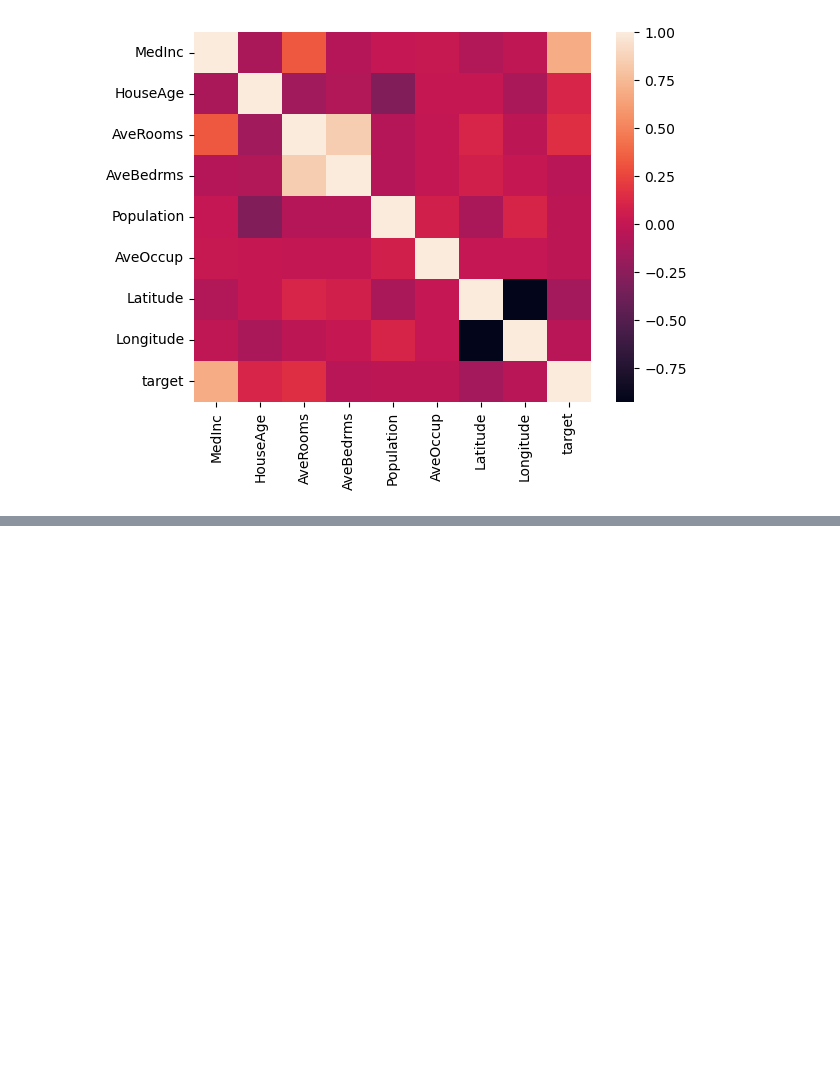
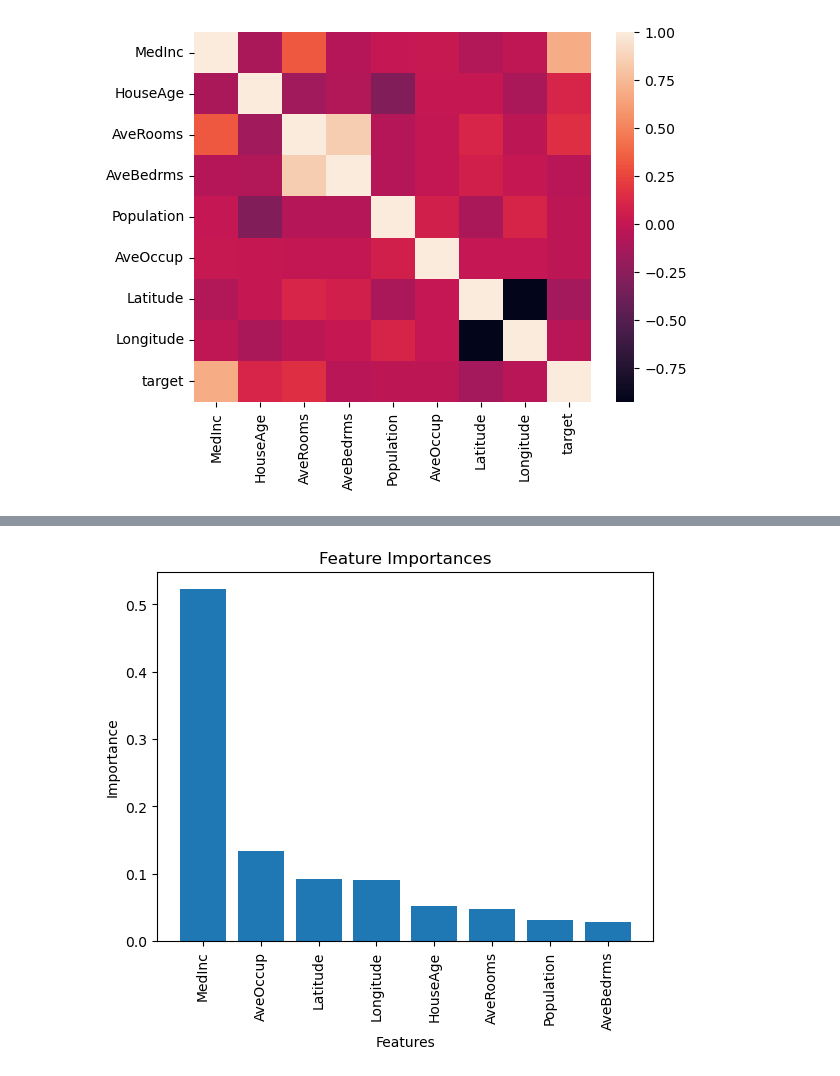
Before and after one commit to SSShinorina/California-Housing-with-SHAP, a Jupyter notebook: California Housing.ipynb, the cells around one changed output, grey strips where cells are left out. Cells and saved outputs as stored; diff of their text form; code cells hidden in the pictures; blank space fills up the shorter version.

Commit message:
Feature importances, tensorflow regression, SHAP visualization

```diff
--- a/California Housing.ipynb
+++ b/California Housing.ipynb
@@ -21,6 +27,8 @@ california_housing_data.head(5)
 # %%
 from sklearn.metrics import classification_report
 from sklearn.model_selection import train_test_split
+X = california_housing_data.drop('target',axis=1)
+y = california_housing_data['target']
 
 X_train, X_test, y_train, y_test = train_test_split(X, y, test_size=0.2, random_state=123)
 # %%
@@ -35,6 +43,5 @@ Name: MedHouseValue, dtype: float64
 # %%
 from sklearn.ensemble import RandomForestRegressor
-rfg = RandomForestRegressor()
 rfg = RandomForestRegressor(n_estimators=100, random_state=123, n_jobs=-1)
 rfg.fit(X_train, y_train)
 # %% [output]
@@ -61,0 +98,14 @@ sns.heatmap(california_housing_data.corr())
+# %%
+feature_imp = rfg.feature_importances_
+indices = np.argsort(feature_imp)[::-1]
+
+names = [california_housing.feature_names[i] for i in indices]
+
+plt.title("Feature Importances")
+plt.bar(range(X.shape[1]), feature_imp[indices])
+plt.xticks(range(X.shape[1]), names, rotation=90)
+plt.xlabel("Features")
+plt.ylabel("Importance")
+plt.show()
+# %% [output]
+[figure, added]
```
Also changed, not shown: parts of 11 cells of this notebook.
